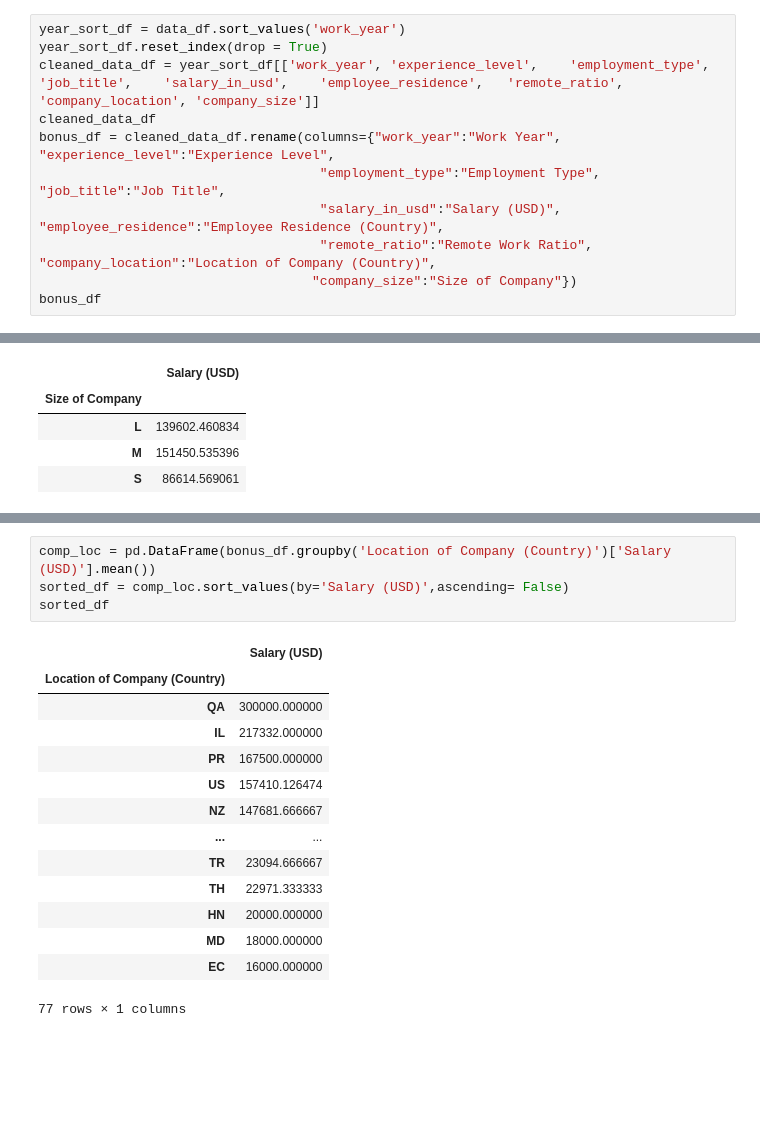
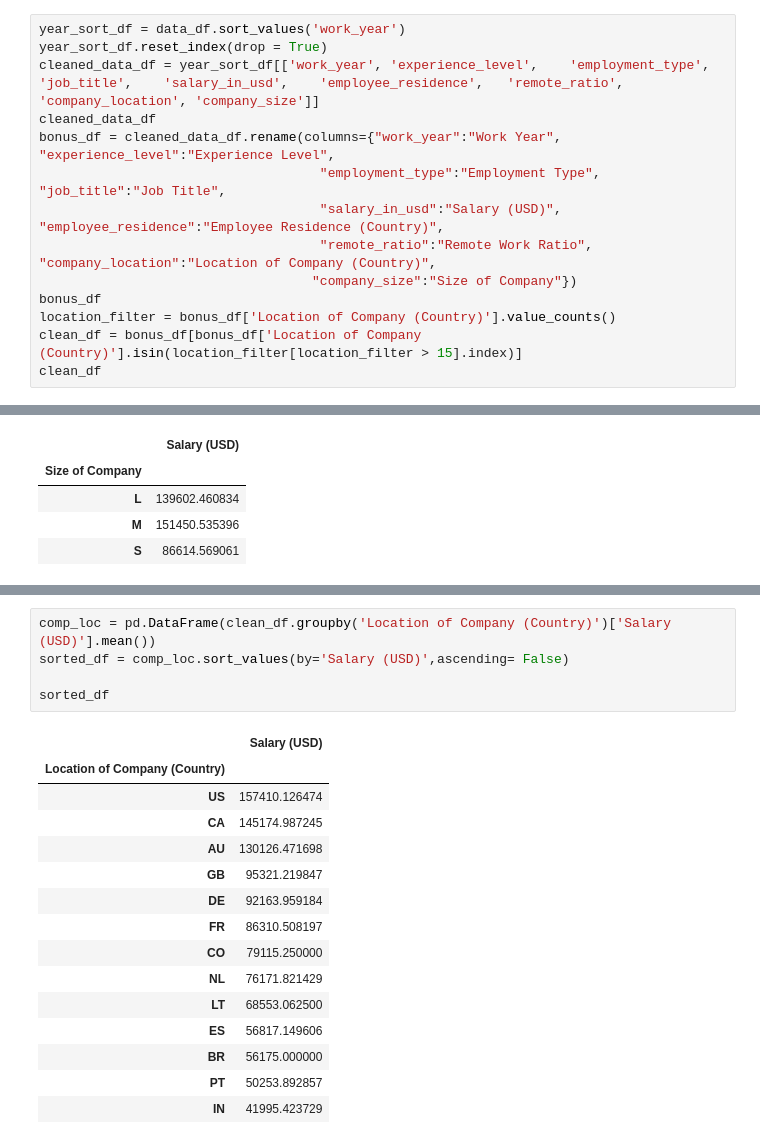
Before and after one commit to chadhollman/data-analyst-job-trends-2020-2024, a Jupyter notebook: Dataframe.ipynb, the cells around one changed output, grey strips where cells are left out. Saved outputs shown, nothing was run; the diff lists cells and outputs as text; blank space fills up the shorter version.

```diff
--- a/Dataframe.ipynb
+++ b/Dataframe.ipynb
@@ -34,6 +34,9 @@ bonus_df = cleaned_data_df.rename(columns={"work_year":"Work Year", "experience_
                                     "remote_ratio":"Remote Work Ratio", "company_location":"Location of Company (Country)",
                                    "company_size":"Size of Company"})
 bonus_df
+location_filter = bonus_df['Location of Company (Country)'].value_counts()
+clean_df = bonus_df[bonus_df['Location of Company (Country)'].isin(location_filter[location_filter > 15].index)]
+clean_df
 # %% [output]
 |  | Work Year | Experience Level | Employment Type | Job Title | Salary (USD) | Employee Residence (Country) | ... |
 | 14834 | 2020 | EX | FT | Staff Data Analyst | 15000 | NG | ... |
@@ -90,23 +94,25 @@ Text(0, 0.5, 'Average Salary (USD)')
 [figure]
 # %%
-comp_loc = pd.DataFrame(bonus_df.groupby('Location of Company (Country)')['Salary (USD)'].mean())
+comp_loc = pd.DataFrame(clean_df.groupby('Location of Company (Country)')['Salary (USD)'].mean())
 sorted_df = comp_loc.sort_values(by='Salary (USD)',ascending= False)
+
 sorted_df
 # %% [output]
 |  | Salary (USD) |
 | Location of Company (Country) |  |
-| QA | 300000.000000 |
-| IL | 217332.000000 |
-| PR | 167500.000000 |
 | US | 157410.126474 |
-| NZ | 147681.666667 |
-| ... | ... |
-| TR | 23094.666667 |
-| TH | 22971.333333 |
-| HN | 20000.000000 |
-| MD | 18000.000000 |
-| EC | 16000.000000 |
+| CA | 145174.987245 |
+| AU | 130126.471698 |
+| GB | 95321.219847 |
+| DE | 92163.959184 |
+| FR | 86310.508197 |
+| CO | 79115.250000 |
+| NL | 76171.821429 |
+| LT | 68553.062500 |
+| ES | 56817.149606 |
+| BR | 56175.000000 |
+| PT | 50253.892857 |
+| IN | 41995.423729 |
-77 rows × 1 columns
 # %%
 plt.bar(sorted_df.index,sorted_df['Salary (USD)'])
 plt.title('Average Salary(USD) by Location of Company (Country)')
```
Also changed, not shown: parts of 3 cells of this notebook, 2 other files.
